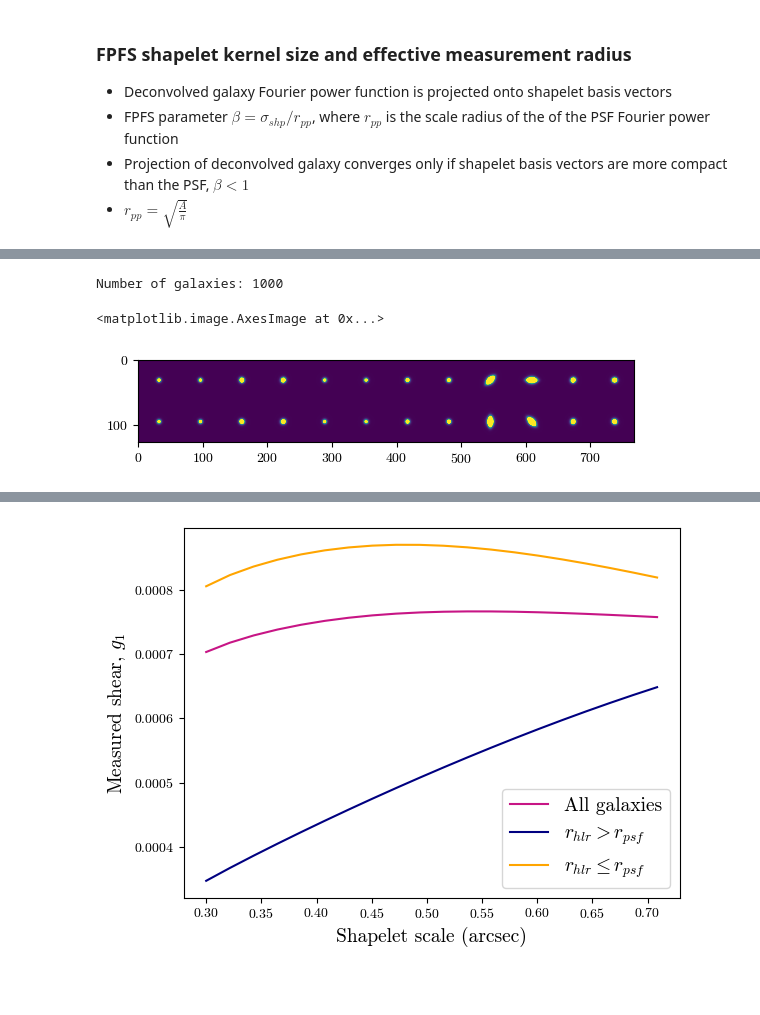
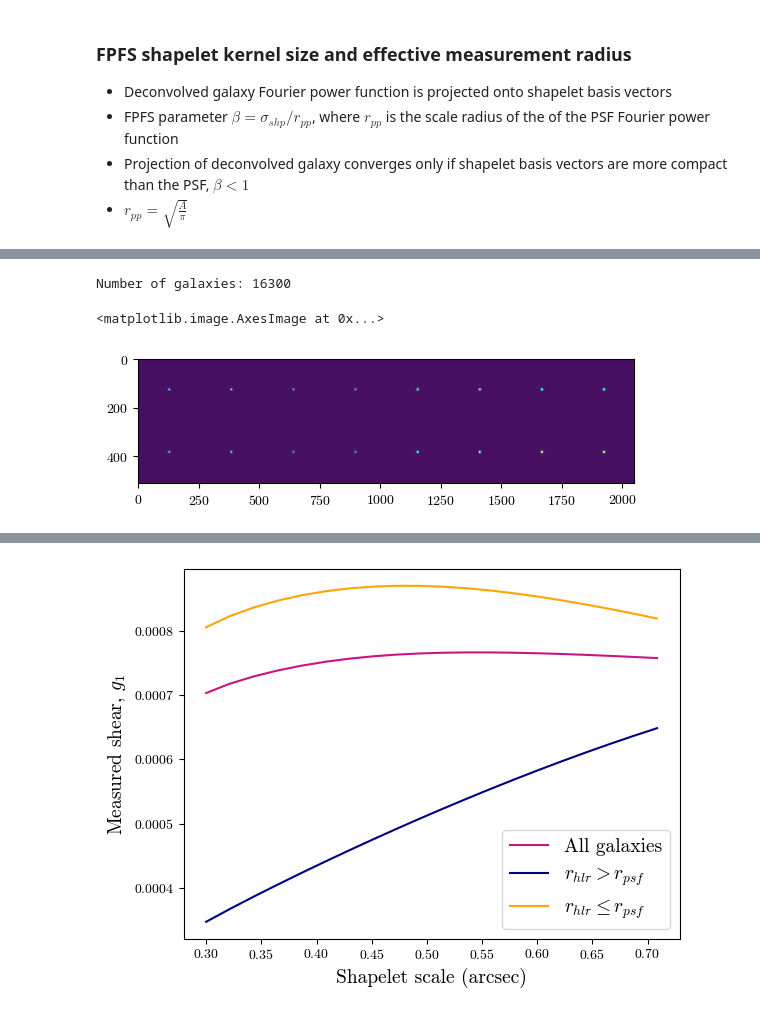
Before and after one commit to CMacM/FPFS-project, a Jupyter notebook: radial_weight_function_testing.ipynb, the cells around one changed output, grey strips where cells are left out. Saved outputs shown, nothing was run; the diff lists cells and outputs as text; code cells hidden in the pictures; blank space fills up the shorter version.

Commit message:
Continued testing with fixed images

```diff
--- a/radial_weight_function_testing.ipynb
+++ b/radial_weight_function_testing.ipynb
@@ -108,12 +95,12 @@ progress.close()
 # %%
 ngals = len(hlrs)
 print(f'Number of galaxies: {ngals}')
 norm = matplotlib.colors.Normalize(vmin=np.min(gal_scene), vmax=np.max(gal_scene)/1e3, clip=True)
-plt.imshow(gal_scene[:,:128*6], norm=norm)
+plt.imshow(gal_scene[:,:512*4], norm=norm)
 # %% [output]
-Number of galaxies: 1000
+Number of galaxies: 16300
 <matplotlib.image.AxesImage at 0x...>
-[figure, old version]
+[figure, new version]
 # %%
 print(gal_scene.shape)
 # %% [output]
```
Also changed, not shown: parts of 7 cells of this notebook, 5 other files.
